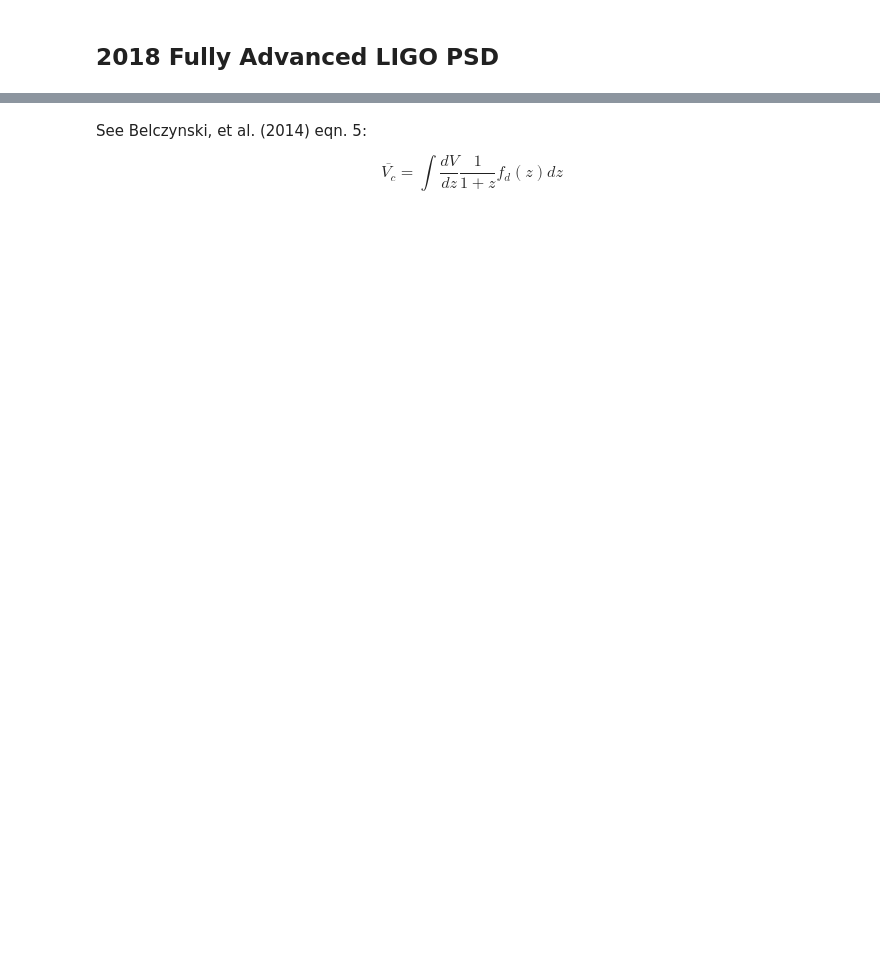
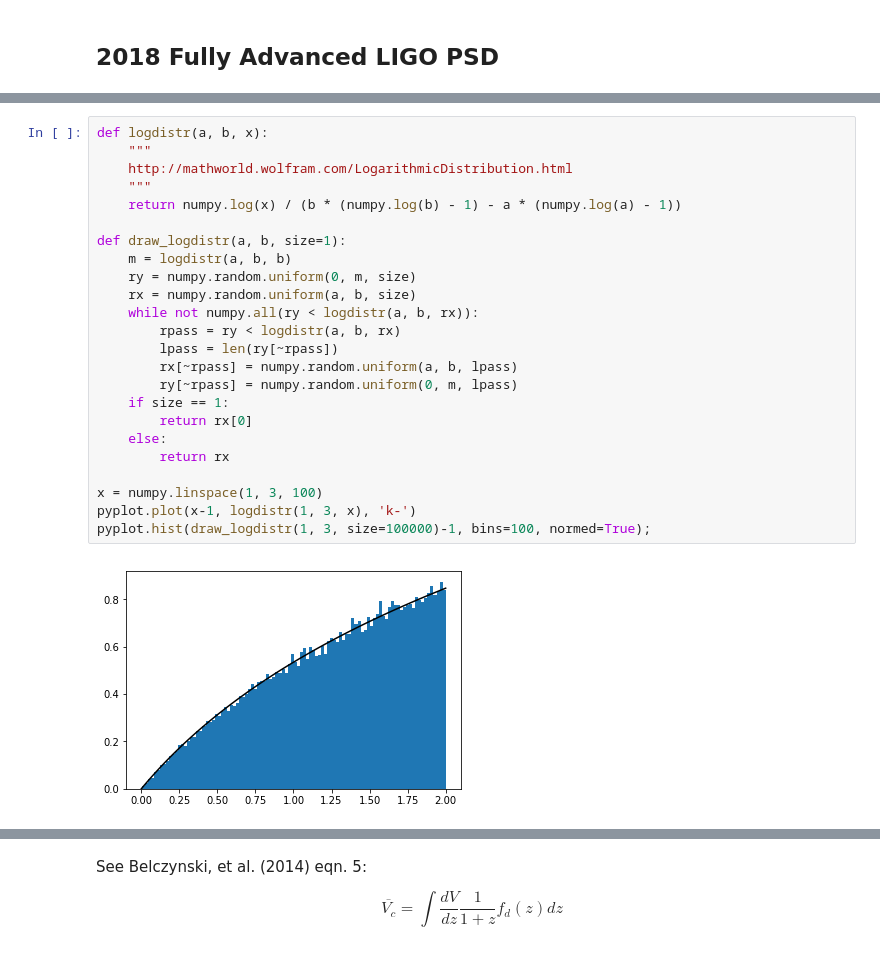
Before and after one commit to cpankow/lacc_da_tutorials, a Jupyter notebook: cosmology_horizon.ipynb, the cells around one changed output, grey strips where cells are left out. Saved outputs shown, nothing was run; the diff lists cells and outputs as text; blank space fills up the shorter version.

```diff
--- a/cosmology_horizon.ipynb
+++ b/cosmology_horizon.ipynb
@@ -108,3 +119,29 @@ pyplot.legend()
+# %%
+def logdistr(a, b, x):
+    """
+    http://mathworld.wolfram.com/LogarithmicDistribution.html
+    """
+    return numpy.log(x) / (b * (numpy.log(b) - 1) - a * (numpy.log(a) - 1))
+
+def draw_logdistr(a, b, size=1):
+    m = logdistr(a, b, b)
+    ry = numpy.random.uniform(0, m, size)
+    rx = numpy.random.uniform(a, b, size)
+    while not numpy.all(ry < logdistr(a, b, rx)):
+        rpass = ry < logdistr(a, b, rx)
+        lpass = len(ry[~rpass])
+        rx[~rpass] = numpy.random.uniform(a, b, lpass)
+        ry[~rpass] = numpy.random.uniform(0, m, lpass)
+    if size == 1:
+        return rx[0]
+    else:
+        return rx
+
+x = numpy.linspace(1, 3, 100)
+pyplot.plot(x-1, logdistr(1, 3, x), 'k-')
+pyplot.hist(draw_logdistr(1, 3, size=100000)-1, bins=100, normed=True);
+# %% [output]
+[figure, added]
 # %%
 def get_waveform(z, mc, **kwargs):
     m1, m2 = lalsimutils.m1m2(mc, 0.25)
```
Also changed, not shown: parts of 14 cells of this notebook.
